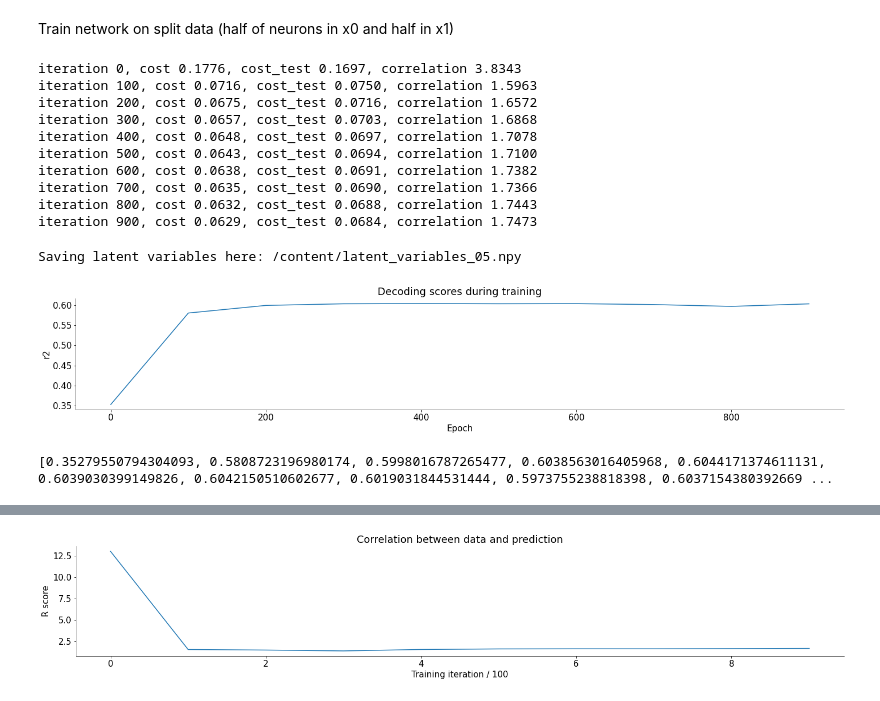
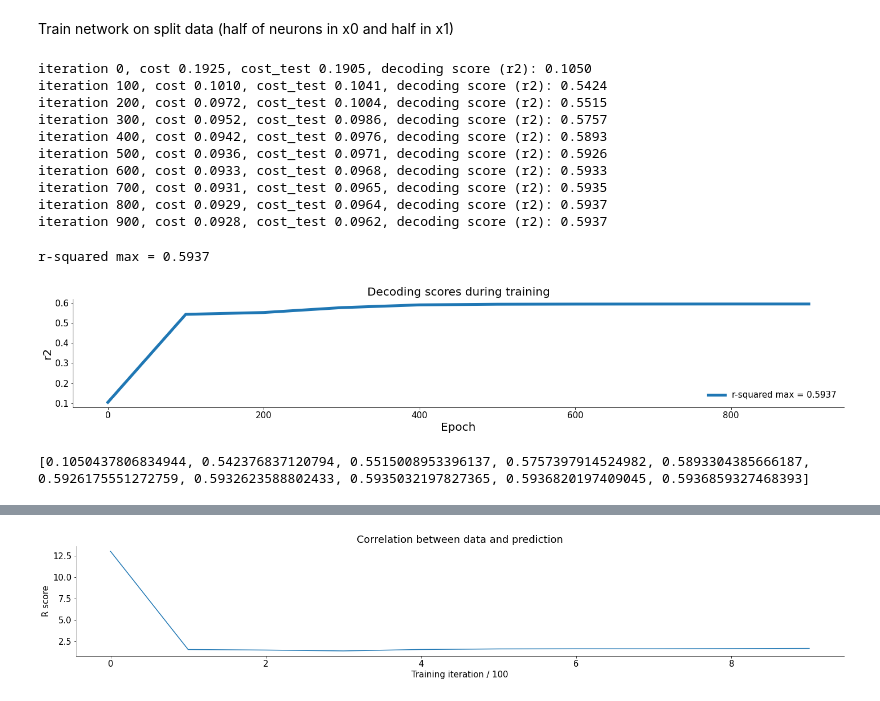
Before and after one commit to klaragerlei/GoatsOfAllTime, a Jupyter notebook: klara_RNN.ipynb, the cells around one changed output, grey strips where cells are left out. Saved outputs shown, nothing was run; the diff lists cells and outputs as text; code cells hidden in the pictures.

```diff
--- a/klara_RNN.ipynb
+++ b/klara_RNN.ipynb
@@ -391,6 +387,7 @@ costs = []
 costs_test = []
 latent_variables_all = []
 r2_scores_all = []
+y_pred_glm = []
 
 
 def train_network(net, x0, x1):
@@ -417,8 +414,9 @@ def train_network(net, x0, x1):
       costs_test.append(cost_test.item())
       latents_train = y.detach().cpu().numpy()
       latent_variables_all.append(y.detach().cpu().numpy())
-      r2_scores = get_decoding_results(latents_train, face_data_train, latents_test, face_data_test)
+      r2_scores, y_pred_glmodel = get_decoding_results(latents_train, face_data_train, latents_test, face_data_test)
       r2_scores_all.append(r2_scores)
+      y_pred_glm.append(y_pred_glmodel)
       print(f'iteration {k}, cost {cost.item():.4f}, cost_test {cost_test.item():.4f}, decoding score (r2): {r2_scores:.4f}')
 
     rpred = z.detach().cpu().numpy()  # predicted output
@@ -427,16 +425,16 @@ def train_network(net, x0, x1):
   return rpred, latent_variables
 rpred, latent_variables = train_network(net, x0, x1)
 # %% [output]
-iteration 0, cost 0.1776, cost_test 0.1697, correlation 3.8343
-iteration 100, cost 0.0716, cost_test 0.0750, correlation 1.5963
-iteration 200, cost 0.0675, cost_test 0.0716, correlation 1.6572
-iteration 300, cost 0.0657, cost_test 0.0703, correlation 1.6868
-iteration 400, cost 0.0648, cost_test 0.0697, correlation 1.7078
-iteration 500, cost 0.0643, cost_test 0.0694, correlation 1.7100
-iteration 600, cost 0.0638, cost_test 0.0691, correlation 1.7382
-iteration 700, cost 0.0635, cost_test 0.0690, correlation 1.7366
-iteration 800, cost 0.0632, cost_test 0.0688, correlation 1.7443
-iteration 900, cost 0.0629, cost_test 0.0684, correlation 1.7473
+iteration 0, cost 0.1925, cost_test 0.1905, decoding score (r2): 0.1050
+iteration 100, cost 0.1010, cost_test 0.1041, decoding score (r2): 0.5424
+iteration 200, cost 0.0972, cost_test 0.1004, decoding score (r2): 0.5515
+iteration 300, cost 0.0952, cost_test 0.0986, decoding score (r2): 0.5757
+iteration 400, cost 0.0942, cost_test 0.0976, decoding score (r2): 0.5893
+iteration 500, cost 0.0936, cost_test 0.0971, decoding score (r2): 0.5926
+iteration 600, cost 0.0933, cost_test 0.0968, decoding score (r2): 0.5933
+iteration 700, cost 0.0931, cost_test 0.0965, decoding score (r2): 0.5935
+iteration 800, cost 0.0929, cost_test 0.0964, decoding score (r2): 0.5937
+iteration 900, cost 0.0928, cost_test 0.0962, decoding score (r2): 0.5937
 # %%
 import codecs, json
 
@@ -461,24 +459,27 @@ def save_latent_variables(latent_variables, latent_variables_path='/content/late
     np.save(latent_variables_path, latent_variables)
     print('Saving latent variables here: ' + latent_variables_path)
 
-save_latent_variables(latent_variables_all)
+  file_path = '/content/latent_variables_05.json' ## your path variable
+  json.dump(latent_variables_all, codecs.open(file_path, 'w', encoding='utf-8'), separators=(',', ':'), sort_keys=True, indent=4,cls=NumpyEncoder,)
+
+# save_latent_variables(latent_variables_all)
 
 # print(latent_variables_all)
-file_path = '/content/latent_variables_05.json' ## your path variable
-json.dump(latent_variables_all, codecs.open(file_path, 'w', encoding='utf-8'), separators=(',', ':'), sort_keys=True, indent=4,cls=NumpyEncoder,)
-# %% [output]
-Saving latent variables here: /content/latent_variables_05.npy
 # %%
 def plot_decoding_during_training(iterations, r2_scores_all):
   plt.figure()
-  plt.plot(iterations,r2_scores_all)
-  plt.title('Decoding scores during training')
-  plt.ylabel('r2')
-  plt.xlabel('Epoch')
+  plot_label = 'r-squared max = ' + str(round(r2_scores_all[-1],4))
+  plt.plot(iterations,r2_scores_all, label=plot_label, linewidth=5)
+  print(plot_label)
+  plt.title('Decoding scores during training', fontsize=20)
+  plt.ylabel('r2', fontsize=20)
+  plt.xlabel('Epoch', fontsize=20)
+  plt.legend(frameon=False)
   plt.show()
   plt.close()
   print(r2_scores_all)
 plot_decoding_during_training(iterations, r2_scores_all)
 # %% [output]
+r-squared max = 0.5937
-[figure, old version]
+[figure, new version]
-[0.35279550794304093, 0.5808723196980174, 0.5998016787265477, 0.6038563016405968, 0.6044171374611131, 0.6039030399149826, 0.6042150510602677, 0.6019031844531444, 0.5973755238818398, 0.6037154380392669 ...
+[0.1050437806834944, 0.542376837120794, 0.5515008953396137, 0.5757397914524982, 0.5893304385666187, 0.5926175551272759, 0.5932623588802433, 0.5935032197827365, 0.5936820197409045, 0.5936859327468393]
```
Also changed, not shown: parts of 6 cells of this notebook.
